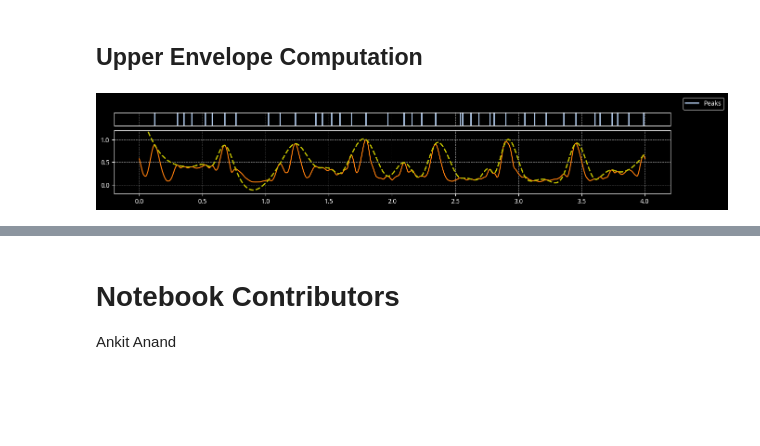
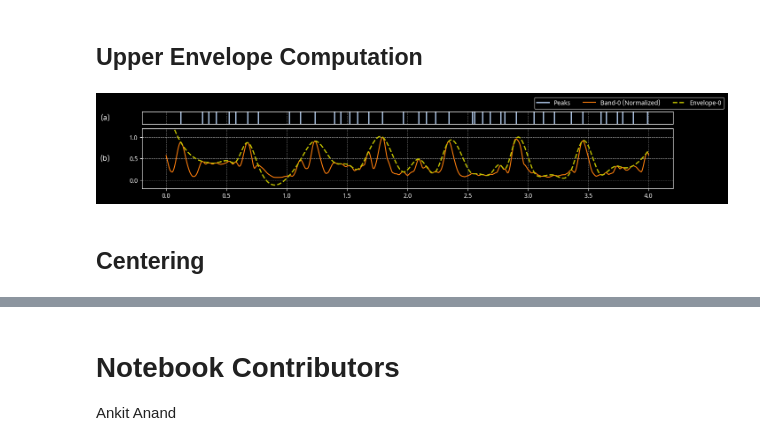
Before and after one commit to meluron-codecafe/devquest, a Jupyter notebook: notebooks/ONSET-_[2017]_On_Musical_Onset_Detection_via_the_S-Transform.ipynb, the cells around one changed output, grey strips where cells are left out. Drawn from its saved outputs; the diff is of its cells as text; code cells hidden in the pictures; blank space fills up the shorter version.

```diff
--- a/notebooks/ONSET-_[2017]_On_Musical_Onset_Detection_via_the_S-Transform.ipynb
+++ b/notebooks/ONSET-_[2017]_On_Musical_Onset_Detection_via_the_S-Transform.ipynb
@@ -198,7 +198,8 @@ fig.add_xlabel("Time (sec)")
 
 $\bar{r_i} = r_i / ||r_i||_{\infty}$
 # %%
+r_norm = np.zeros_like(r)
 for i in range(r.shape[0]): # Go through each band onset envelope
-    r[i] = r[i] / np.max(np.abs(r[i]))
+    r_norm[i] = r[i] / np.max(np.abs(r[i]))
 # %%
 # Visualization
@@ -216,22 +217,27 @@ from scipy.signal import find_peaks
 from scipy.interpolate import CubicSpline
 
 d = 1 # 1 sample
-i = 0
+u = np.zeros_like(r_norm)
 
-peaks, _ = find_peaks(r[i], distance=d)
+for band in range(r_norm.shape[0]): # For each of the bands
+    peaks, _ = find_peaks(r_norm[band], distance=d)
 
-peak_indices = peaks
-peak_values = r[i][peak_indices]
+    peak_indices = peaks
+    peak_values = r_norm[band][peak_indices]
 
-cs = CubicSpline(peak_indices, peak_values)
+    cs = CubicSpline(peak_indices, peak_values)
+    u[band] = cs(np.arange(len(r_norm[band])))
 
-all_indices = np.arange(len(r[i]))
-u = cs(all_indices)
+    if band == 0:
+        peak_indices_band_0 = peak_indices # Storing this for showing an example
 # %%
-fig = ms.fig("as")
-fig.add_events(peak_indices / sr, lw=2, label="Peaks")
-fig.add_signal(r[i], np.arange(r[i].size) / sr, ylim=(-0.2, 1.2))
-fig.add_signal(u, np.arange(u.size) / sr, c="y", ls="--", lw=2, ax=2)
+# Visualization
+fig = ms.fig("as", abc=True)
+fig.add_events(peak_indices_band_0 / sr, lw=2, label="Peaks")
+fig.add_signal(r_norm[0], np.arange(r_norm[0].size) / sr, ylim=(-0.2, 1.2), label="Band-0 (Normalized)")
+fig.add_signal(u[0], np.arange(u[0].size) / sr, c="y", ls="--", lw=2, ax=2, label="Envelope-0")
 fig.add_legend()
 # %% [output]
-[figure, old version]
+[figure, new version]
+# %% [markdown]
+## Centering
```
Also changed, not shown: parts of 6 cells of this notebook.
